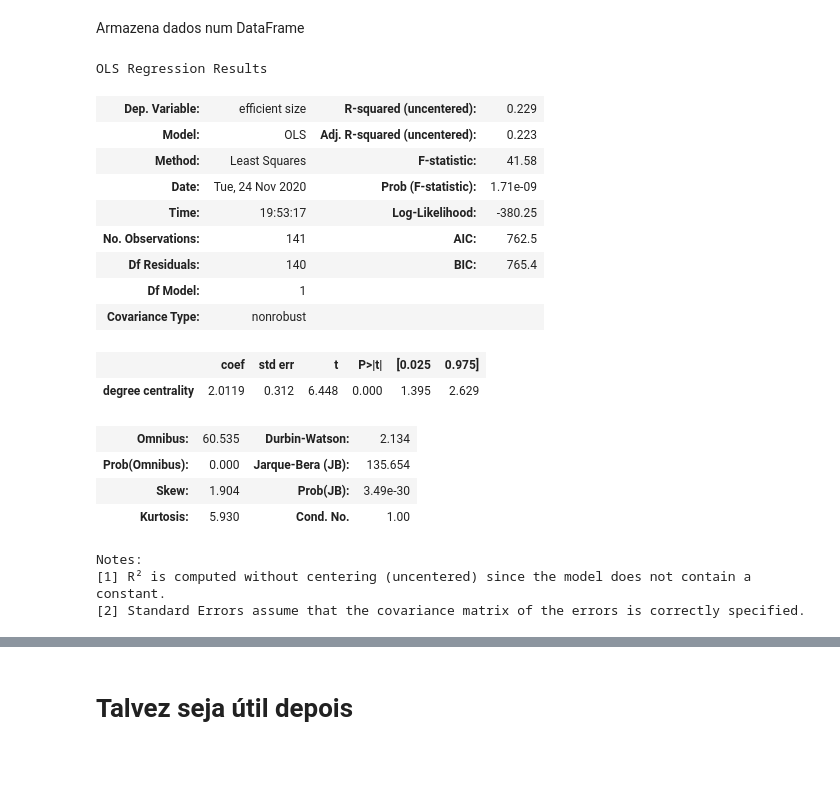
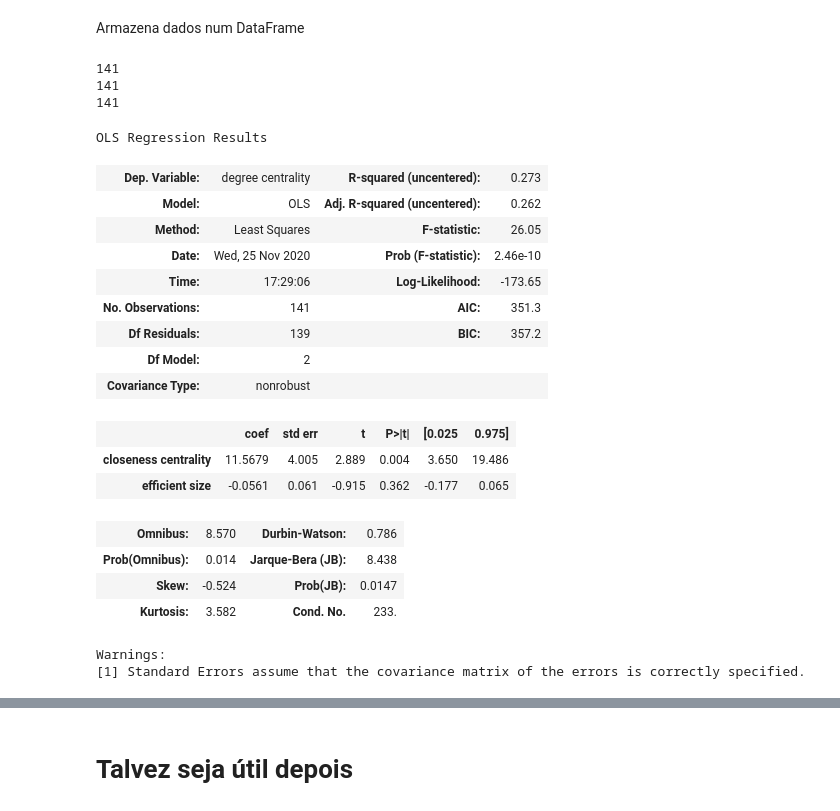
Before and after one commit to joaopmjm/RedesSociaisProjeto1, a Jupyter notebook: pipeline.ipynb, the cells around one changed output, grey strips where cells are left out. Saved outputs shown, nothing was run; the diff lists cells and outputs as text; code cells hidden in the pictures; blank space fills up the shorter version.

```diff
--- a/pipeline.ipynb
+++ b/pipeline.ipynb
@@ -545,30 +545,39 @@ data_ape = pd.DataFrame({
 })
 
 fm.resize_all_plots(800, 1000)
+
+print(len(data['efficient size']))
+print(len(data['degree centrality']))
+print(len(data_ape['degree centrality']))
+# %% [output]
+141
+141
+141
 # %%
-model = sn.OLS(data['efficient size'],data_ape['degree centrality'])
+# model = sn.OLS(data_ape['degree centrality'], data[['efficient size', 'degree centrality']])
+model = sn.OLS(data_ape['degree centrality'], data[['closeness centrality', 'efficient size']])
 result = model.fit()
 result.summary()
 # %% [output]
 OLS Regression Results
-| Dep. Variable: | efficient size | R-squared (uncentered): | 0.229 |
-| Model: | OLS | Adj. R-squared (uncentered): | 0.223 |
-| Method: | Least Squares | F-statistic: | 41.58 |
-| Date: | Tue, 24 Nov 2020 | Prob (F-statistic): | 1.71e-09 |
-| Time: | 19:53:17 | Log-Likelihood: | -380.25 |
-| No. Observations: | 141 | AIC: | 762.5 |
-| Df Residuals: | 140 | BIC: | 765.4 |
-| Df Model: | 1 |  |  |
+| Dep. Variable: | degree centrality | R-squared (uncentered): | 0.273 |
+| Model: | OLS | Adj. R-squared (uncentered): | 0.262 |
+| Method: | Least Squares | F-statistic: | 26.05 |
+| Date: | Wed, 25 Nov 2020 | Prob (F-statistic): | 2.46e-10 |
+| Time: | 17:29:06 | Log-Likelihood: | -173.65 |
+| No. Observations: | 141 | AIC: | 351.3 |
+| Df Residuals: | 139 | BIC: | 357.2 |
+| Df Model: | 2 |  |  |
 | Covariance Type: | nonrobust |  |  |
 |  | coef | std err | t | P>|t| | [0.025 | 0.975] |
-| degree centrality | 2.0119 | 0.312 | 6.448 | 0.000 | 1.395 | 2.629 |
+| closeness centrality | 11.5679 | 4.005 | 2.889 | 0.004 | 3.650 | 19.486 |
+| efficient size | -0.0561 | 0.061 | -0.915 | 0.362 | -0.177 | 0.065 |
-| Omnibus: | 60.535 | Durbin-Watson: | 2.134 |
-| Prob(Omnibus): | 0.000 | Jarque-Bera (JB): | 135.654 |
-| Skew: | 1.904 | Prob(JB): | 3.49e-30 |
-| Kurtosis: | 5.930 | Cond. No. | 1.00 |
+| Omnibus: | 8.570 | Durbin-Watson: | 0.786 |
+| Prob(Omnibus): | 0.014 | Jarque-Bera (JB): | 8.438 |
+| Skew: | -0.524 | Prob(JB): | 0.0147 |
+| Kurtosis: | 3.582 | Cond. No. | 233. |
-Notes:
-[1] R² is computed without centering (uncentered) since the model does not contain a constant.
-[2] Standard Errors assume that the covariance matrix of the errors is correctly specified.
+Warnings:
+[1] Standard Errors assume that the covariance matrix of the errors is correctly specified.
 # %%
 data_badass = data.loc[data['degree centrality']>0.0]
 data_bape = data_ape.loc[data_ape['degree centrality']>0.0]
```
Also changed, not shown: parts of 3 cells of this notebook.
